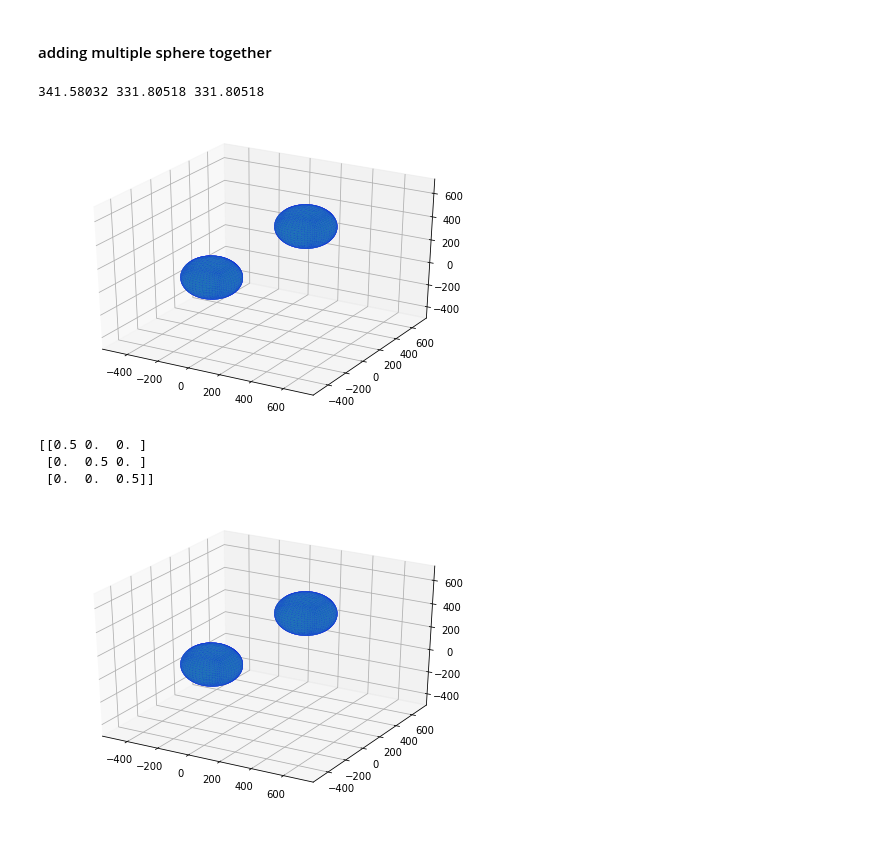
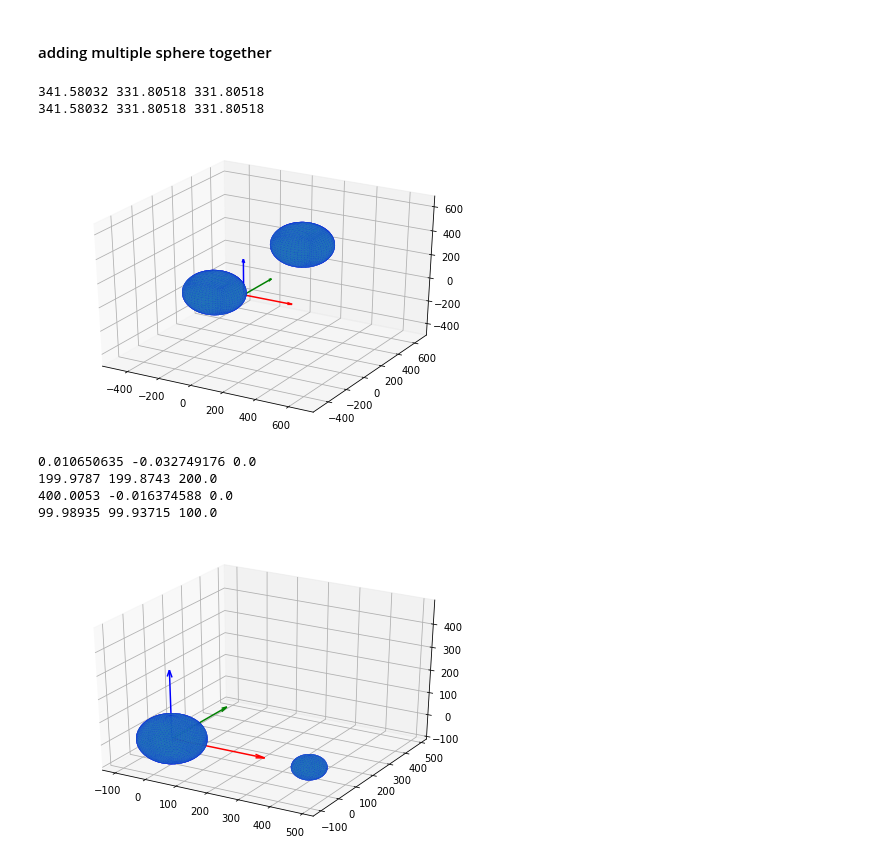
Before and after one commit to laumiulun/crystal_GUI, a Jupyter notebook: jupyter_notebook/STL_playground.ipynb, the cells around one changed output. Drawn from its saved outputs; the diff is of its cells as text; code cells hidden in the pictures.

```diff
--- a/jupyter_notebook/STL_playground.ipynb
+++ b/jupyter_notebook/STL_playground.ipynb
@@ -20,20 +22,33 @@ import stl
 from mpl_toolkits import mplot3d
 import matplotlib.pyplot as plt
 # %%
-def plot_stl(stl_file):
+def plot_stl(stl_file,debug):
     figure = plt.figure()
     axes = mplot3d.Axes3D(figure)
 
     axes.add_collection3d(mplot3d.art3d.Poly3DCollection(stl_file.vectors,edgecolors='b',linewidth=0.05))
     scale = stl_file.points.flatten('C')
     axes.auto_scale_xyz(scale,scale,scale)
+
+    if debug == True:
+        x, y, z = np.zeros((3,3))
+        ux, vx, wx = np.array([[1,0,0],[0,0,0],[0,0,0]])*300
+        uy, vy, wy = np.array([[0,0,0],[0,1,0],[0,0,0]])*300
+        uz, vz, wz = np.array([[0,0,0],[0,0,0],[0,0,1]])*300
+
+        # print x y z for debugging
+        axes.quiver(x,y,z,ux,vx,wx,arrow_length_ratio=0.1,color='r')
+        axes.quiver(x,y,z,uy,vy,wy,arrow_length_ratio=0.1,color='g')
+        axes.quiver(x,y,z,uz,vz,wz,arrow_length_ratio=0.1,color='b')
+
+
     plt.show()
 
 figure = plt.figure()
 axes = mplot3d.Axes3D(figure)
 
 # Load the STL files and add the vectors to the plot
-your_mesh = mesh.Mesh.from_file("stl_data/unit_circle_radius_100_binary.stl")
+your_mesh = stl.mesh.Mesh.from_file("stl_data/unit_circle_radius_100_binary.stl")
 axes.add_collection3d(mplot3d.art3d.Poly3DCollection(your_mesh.vectors,edgecolors='b',linewidths=0.05))
 
 # Auto scale to the mesh size
@@ -173,12 +197,12 @@ def copy_scale_obj(obj,dims,scale):
 # load in files
 #
 
-main_body = mesh.Mesh.from_file('stl_data/ascii_3d_sphere.stl')
+main_body = stl.mesh.Mesh.from_file('stl_data/ascii_3d_sphere.stl')
 
 # find the max values
 minx, maxx, miny, maxy, minz, maxz = find_mins_maxs(main_body)
 
-main_body_2 = mesh.Mesh.from_file('stl_data/ascii_3d_sphere.stl')
+main_body_2 = stl.mesh.Mesh.from_file('stl_data/ascii_3d_sphere.stl')
 
 
 x,y,z =find_obj_size(main_body_2)
@@ -196,36 +220,41 @@ copy_2 = copy_obj(main_body,(x,y,z))
 
 ### Combined
 #combined = mesh.Mesh(np.concatenate([main_body.data]+[i.data for i in copy_1]))
-combined = mesh.Mesh(np.concatenate([main_body.data,copy_2.data]))
+combined = stl.mesh.Mesh(np.concatenate([main_body.data,copy_2.data]))
 
 # saving data
-plot_stl(combined)
+plot_stl(combined,1)
 combined.save('stl_data/stl_test/combine_test.stl',mode=stl.Mode.ASCII)
 # %% [output]
 341.58032 331.80518 331.80518
+341.58032 331.80518 331.80518
-[figure, old version]
+[figure, new version]
 # %%
 # two sphere of varying diameter
 
-sphere_1 = mesh.Mesh.from_file('stl_data/ascii_3d_sphere.stl')
-sphere_2 = mesh.Mesh.from_file('stl_data/ascii_3d_sphere.stl')
-
+sphere_1 = stl.mesh.Mesh.from_file('stl_data/unit_circle_radius_100_stl.stl')
+sphere_2 = stl.mesh.Mesh.from_file('stl_data/unit_circle_radius_100_stl.stl')
 rot_mat = np.identity(3)*0.5
 
-print(rot_mat)
 
 # stl.mesh.Mesh.rotate_using_matrix(sphere_1,rot_mat)
+scale_obj(sphere_2,0.5)
+translate(sphere_2,400,0,1,'x')
 
-copy_2 = copy_obj(sphere_1,(x,y,z))
-scale_obj(copy_2,1)
+find_center(sphere_1)
+find_obj_size(sphere_1)
+find_center(sphere_2)
+find_obj_size(sphere_2)
 
-combined = mesh.Mesh(np.concatenate([sphere_1.data,copy_2.data]))
-plot_stl(combined)
+
+combined = stl.mesh.Mesh(np.concatenate([sphere_1.data,copy_2.data]))
+plot_stl(combined,1)
 # %% [output]
-[[0.5 0.  0. ]
- [0.  0.5 0. ]
- [0.  0.  0.5]]
+0.010650635 -0.032749176 0.0
+199.9787 199.8743 200.0
+400.0053 -0.016374588 0.0
+99.98935 99.93715 100.0
-[figure, old version]
+[figure, new version]
 # %%
 # Mesh
 
```
Also changed, not shown: parts of 3 cells of this notebook.
